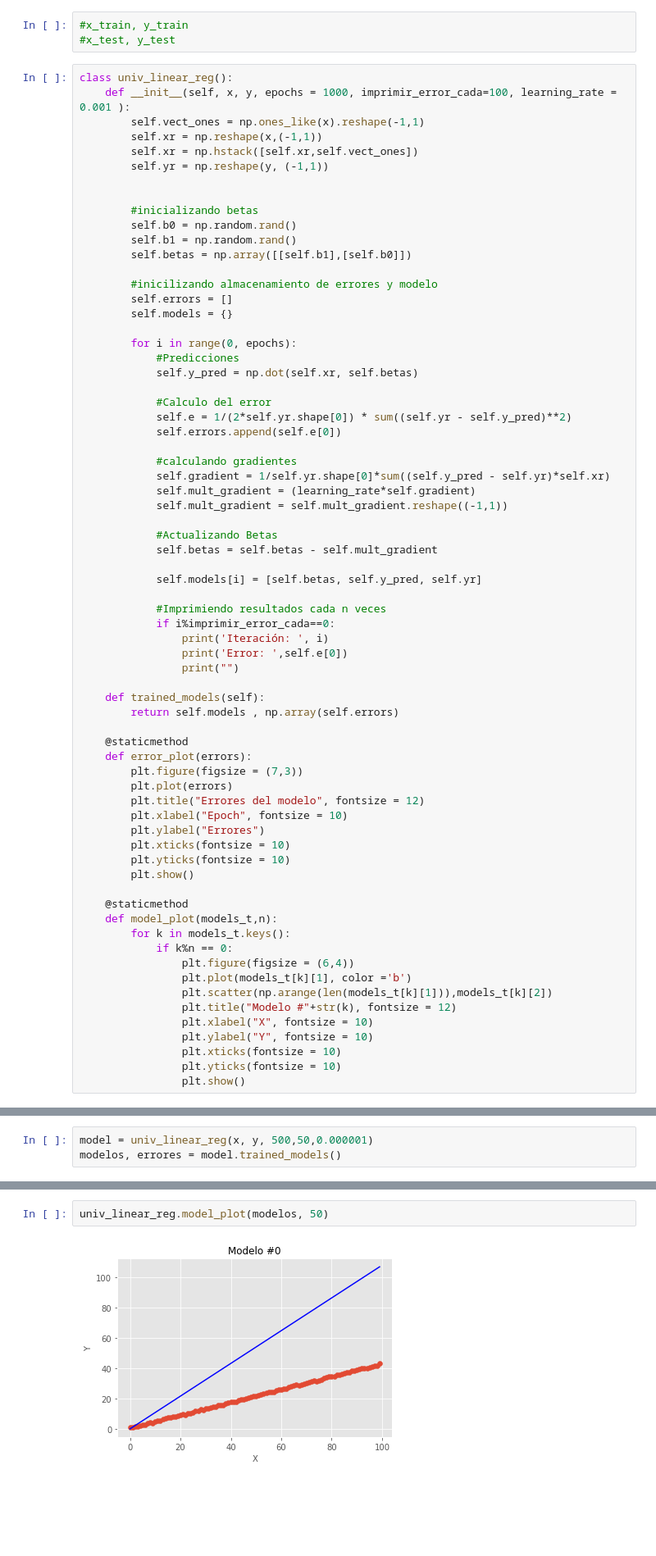
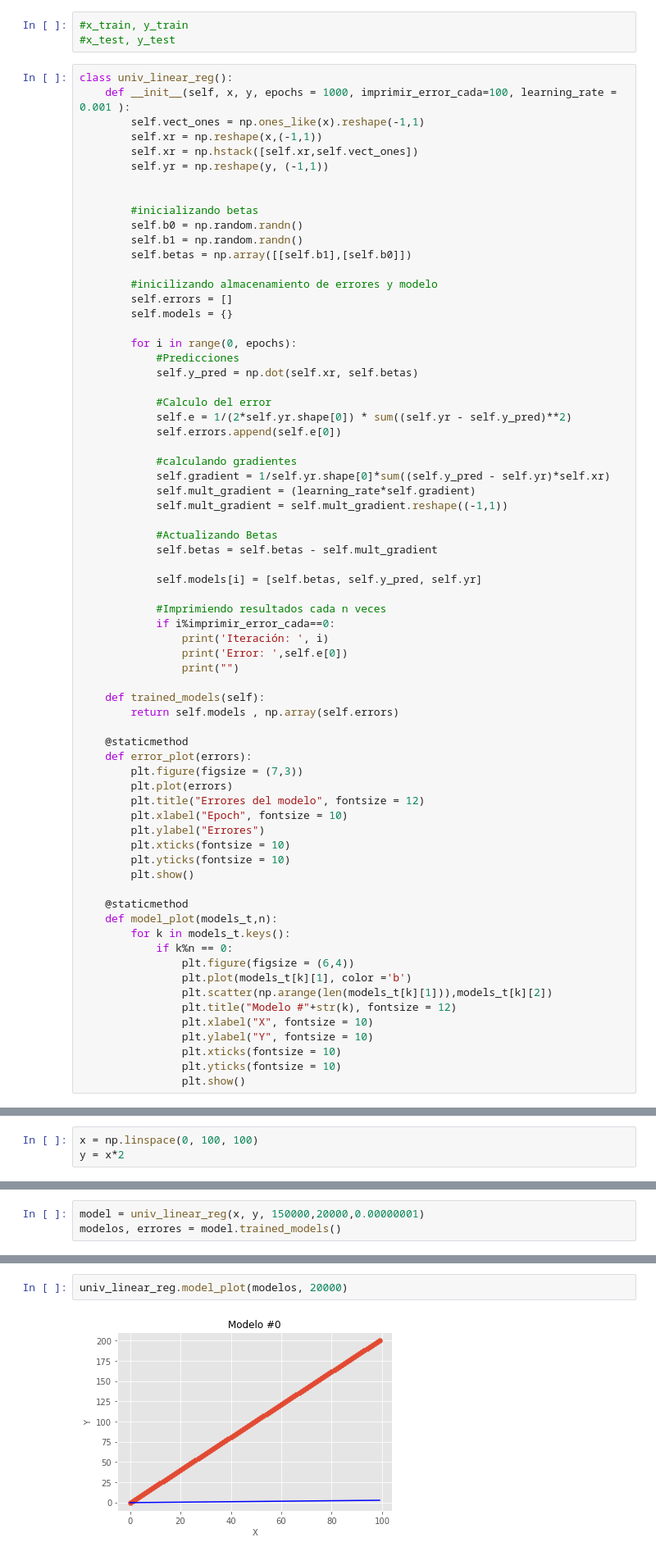
Before and after one commit to ramonescobar/final_project, a Jupyter notebook: Proyecto Final.ipynb, the cells around one changed output, grey strips where cells are left out. Shown at 82% size. Cells and saved outputs as stored; diff of their text form; blank space fills up the shorter version.

Commit message:
POO Gráficas + Modelo + ejemplo de prueba

```diff
--- a/Proyecto Final.ipynb
+++ b/Proyecto Final.ipynb
@@ -107,8 +107,8 @@ class univ_linear_reg():
 
 
         #inicializando betas
-        self.b0 = np.random.rand()
-        self.b1 = np.random.rand()
+        self.b0 = np.random.randn()
+        self.b1 = np.random.randn()
         self.betas = np.array([[self.b1],[self.b0]])
 
         #inicilizando almacenamiento de errores y modelo
@@ -172,3 +169,6 @@ y = 0.07*np.random.randn(100)+np.random.rand(100)+x*0.03
+# %%
+x = np.linspace(0, 100, 100)
+y = x*2
 # %%
 plt.scatter(x,y)
 # %% [output]
@@ -177,5 +177,5 @@ plt.scatter(x,y)
 # %%
-model = univ_linear_reg(x, y, 500,50,0.000001)
+model = univ_linear_reg(x, y, 150000,20000,0.00000001)
 modelos, errores = model.trained_models()
 # %% [output]
 Iteración:  0
@@ -202,4 +202,4 @@ univ_linear_reg.error_plot(errores)
 # %%
-univ_linear_reg.model_plot(modelos, 50)
+univ_linear_reg.model_plot(modelos, 20000)
 # %% [output]
-[figure, old version]
+[figure, new version]
```
Also changed, not shown: parts of 5 cells of this notebook.
